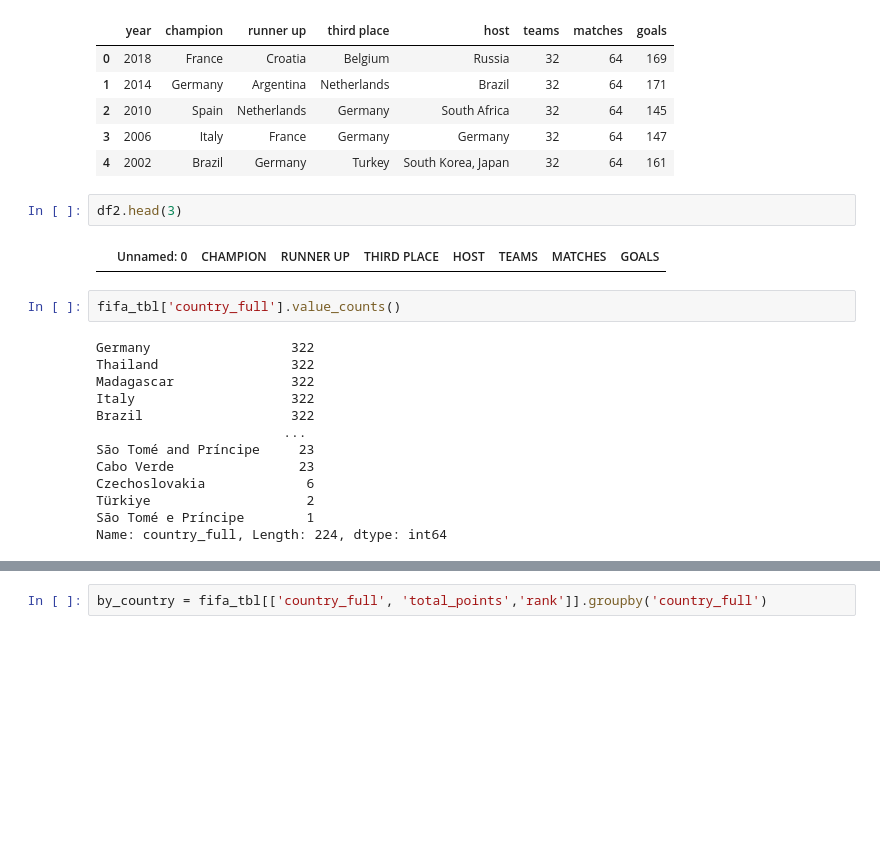
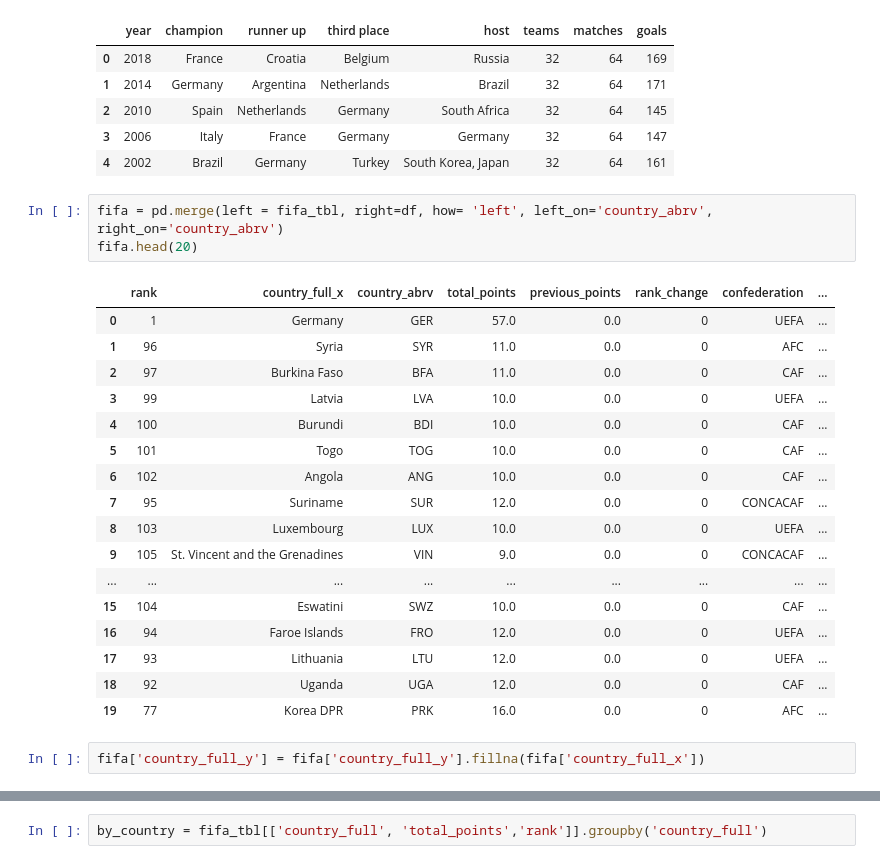
Before and after one commit to philipebuka/Fifa-analysis, a Jupyter notebook: Untitled.ipynb, the cells around one changed output, grey strips where cells are left out. Saved outputs shown, nothing was run; the diff lists cells and outputs as text; blank space fills up the shorter version.

```diff
--- a/Untitled.ipynb
+++ b/Untitled.ipynb
@@ -52,22 +52,26 @@ df2.head()
 | 2 | 2010 | Spain | Netherlands | Germany | South Africa | 32 | 64 | 145 |
 | 3 | 2006 | Italy | France | Germany | Germany | 32 | 64 | 147 |
 | 4 | 2002 | Brazil | Germany | Turkey | South Korea, Japan | 32 | 64 | 161 |
-# %%
-df2.head(3)
-# %% [output]
-|  | Unnamed: 0 | CHAMPION | RUNNER UP | THIRD PLACE | HOST | TEAMS | MATCHES | GOALS |
-# %%
-fifa_tbl['country_full'].value_counts()
-# %% [output]
-Germany                  322
-Thailand                 322
-Madagascar               322
-Italy                    322
-Brazil                   322
-                        ...
-São Tomé and Príncipe     23
-Cabo Verde                23
-Czechoslovakia             6
-Türkiye                    2
-São Tomé e Príncipe        1
-Name: country_full, Length: 224, dtype: int64
+# %%
+fifa = pd.merge(left = fifa_tbl, right=df, how= 'left', left_on='country_abrv', right_on='country_abrv')
+fifa.head(20)
+# %% [output]
+|  | rank | country_full_x | country_abrv | total_points | previous_points | rank_change | confederation | ... |
+| 0 | 1 | Germany | GER | 57.0 | 0.0 | 0 | UEFA | ... |
+| 1 | 96 | Syria | SYR | 11.0 | 0.0 | 0 | AFC | ... |
+| 2 | 97 | Burkina Faso | BFA | 11.0 | 0.0 | 0 | CAF | ... |
+| 3 | 99 | Latvia | LVA | 10.0 | 0.0 | 0 | UEFA | ... |
+| 4 | 100 | Burundi | BDI | 10.0 | 0.0 | 0 | CAF | ... |
+| 5 | 101 | Togo | TOG | 10.0 | 0.0 | 0 | CAF | ... |
+| 6 | 102 | Angola | ANG | 10.0 | 0.0 | 0 | CAF | ... |
+| 7 | 95 | Suriname | SUR | 12.0 | 0.0 | 0 | CONCACAF | ... |
+| 8 | 103 | Luxembourg | LUX | 10.0 | 0.0 | 0 | UEFA | ... |
+| 9 | 105 | St. Vincent and the Grenadines | VIN | 9.0 | 0.0 | 0 | CONCACAF | ... |
+| ... | ... | ... | ... | ... | ... | ... | ... | ... |
+| 15 | 104 | Eswatini | SWZ | 10.0 | 0.0 | 0 | CAF | ... |
+| 16 | 94 | Faroe Islands | FRO | 12.0 | 0.0 | 0 | UEFA | ... |
+| 17 | 93 | Lithuania | LTU | 12.0 | 0.0 | 0 | UEFA | ... |
+| 18 | 92 | Uganda | UGA | 12.0 | 0.0 | 0 | CAF | ... |
+| 19 | 77 | Korea DPR | PRK | 16.0 | 0.0 | 0 | AFC | ... |
+# %%
+fifa['country_full_y'] = fifa['country_full_y'].fillna(fifa['country_full_x'])
```
Also changed, not shown: parts of 26 cells of this notebook, 1 other file.
